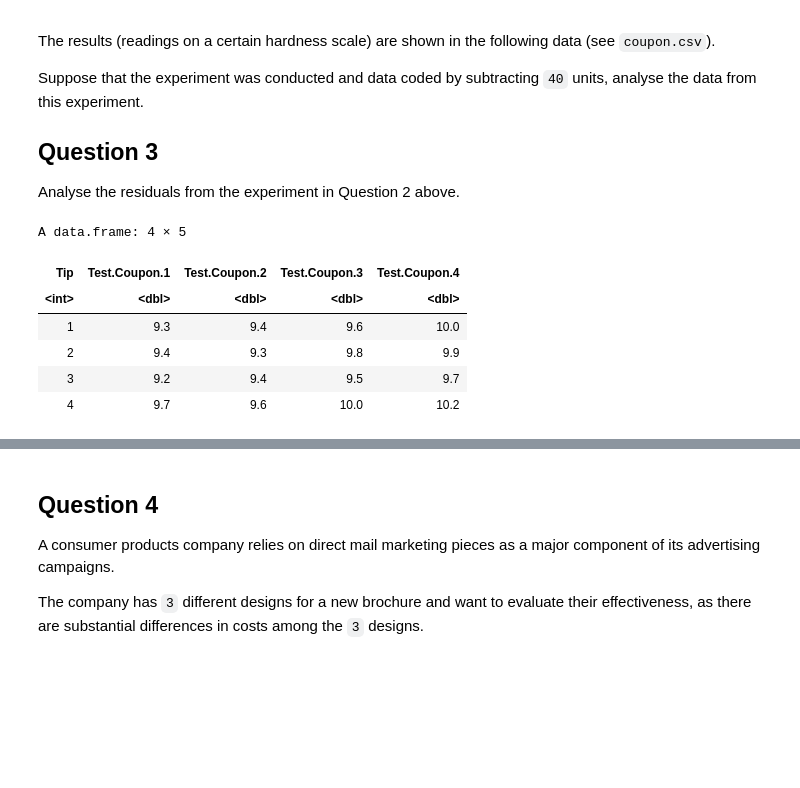
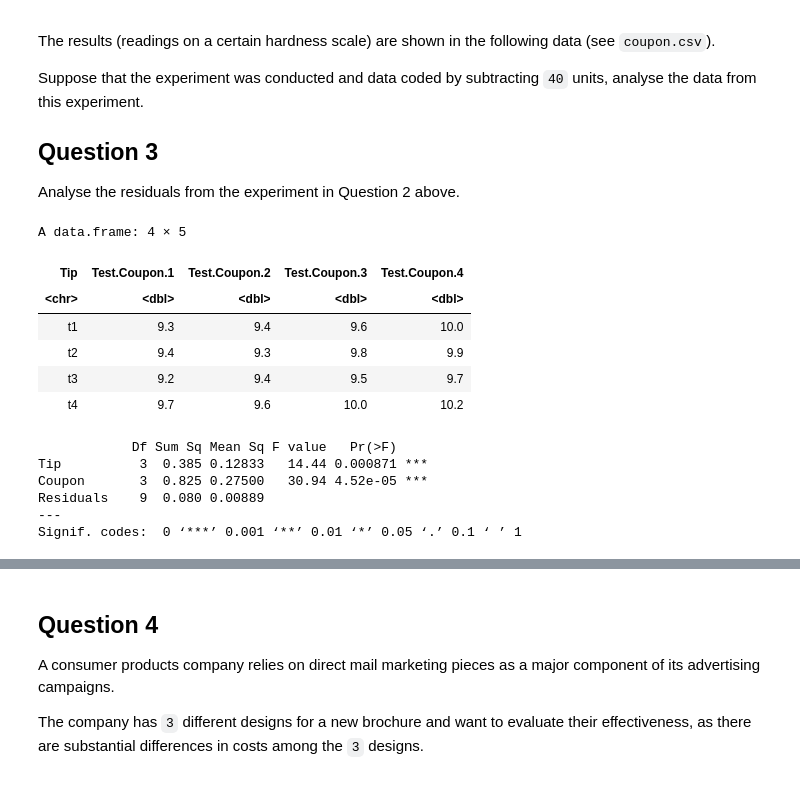
Before and after one commit to oooookk7/experimental-design-statistics, a Jupyter notebook: 03 - Randomised Blocks, Latin Squares, and Related Designs/notes.ipynb, the cells around one changed output, grey strips where cells are left out. Saved outputs shown, nothing was run; the diff lists cells and outputs as text; code cells hidden in the pictures; blank space fills up the shorter version.

```diff
--- a/03 - Randomised Blocks, Latin Squares, and Related Designs/notes.ipynb
+++ b/03 - Randomised Blocks, Latin Squares, and Related Designs/notes.ipynb
@@ -691,16 +720,25 @@ Analyse the residuals from the experiment in Question 2 above.
 # %%
 dataset = read.csv("coupon.csv")
 
 data.frame(Tip=unique(dataset$Tip),
-           Test.Coupon.1=(dataset %>% filter(Test.Coupon == 1))$Hardness,
-           Test.Coupon.2=(dataset %>% filter(Test.Coupon == 2))$Hardness,
-           Test.Coupon.3=(dataset %>% filter(Test.Coupon == 3))$Hardness,
-           Test.Coupon.4=(dataset %>% filter(Test.Coupon == 4))$Hardness)
+           Test.Coupon.1=(dataset %>% filter(Coupon == "coupon1"))$Hardness,
+           Test.Coupon.2=(dataset %>% filter(Coupon == "coupon2"))$Hardness,
+           Test.Coupon.3=(dataset %>% filter(Coupon == "coupon3"))$Hardness,
+           Test.Coupon.4=(dataset %>% filter(Coupon == "coupon4"))$Hardness)
+
+anova <- aov(Hardness ~ Tip + Coupon, data=dataset)
+summary(anova)
 # %% [output]
 A data.frame: 4 × 5
 | Tip | Test.Coupon.1 | Test.Coupon.2 | Test.Coupon.3 | Test.Coupon.4 |
-| <int> | <dbl> | <dbl> | <dbl> | <dbl> |
-| 1 | 9.3 | 9.4 | 9.6 | 10.0 |
-| 2 | 9.4 | 9.3 | 9.8 | 9.9 |
-| 3 | 9.2 | 9.4 | 9.5 | 9.7 |
-| 4 | 9.7 | 9.6 | 10.0 | 10.2 |
+| <chr> | <dbl> | <dbl> | <dbl> | <dbl> |
+| t1 | 9.3 | 9.4 | 9.6 | 10.0 |
+| t2 | 9.4 | 9.3 | 9.8 | 9.9 |
+| t3 | 9.2 | 9.4 | 9.5 | 9.7 |
+| t4 | 9.7 | 9.6 | 10.0 | 10.2 |
+            Df Sum Sq Mean Sq F value   Pr(>F)
+Tip          3  0.385 0.12833   14.44 0.000871 ***
+Coupon       3  0.825 0.27500   30.94 4.52e-05 ***
+Residuals    9  0.080 0.00889
+---
+Signif. codes:  0 ‘***’ 0.001 ‘**’ 0.01 ‘*’ 0.05 ‘.’ 0.1 ‘ ’ 1
```
Also changed, not shown: parts of 19 cells of this notebook, 3 other files.
